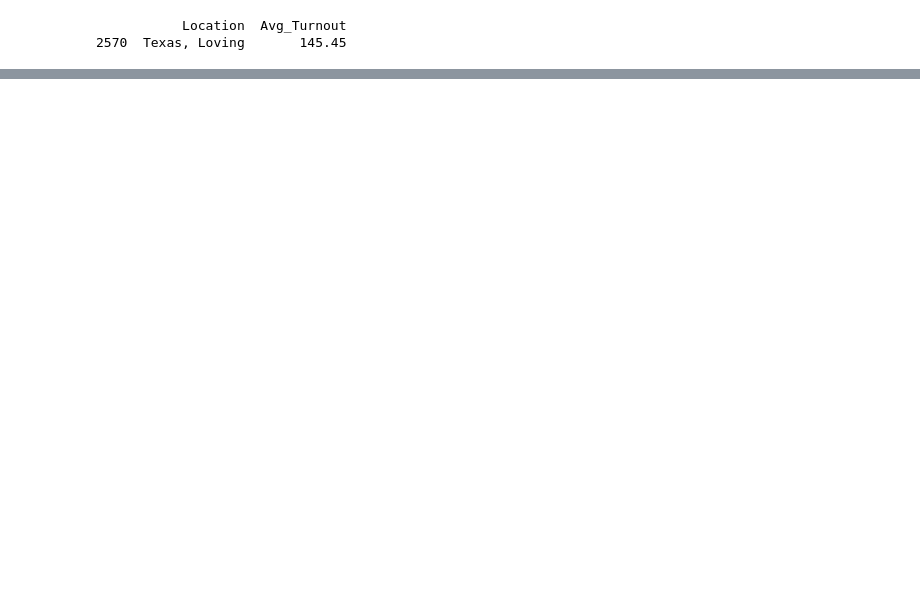
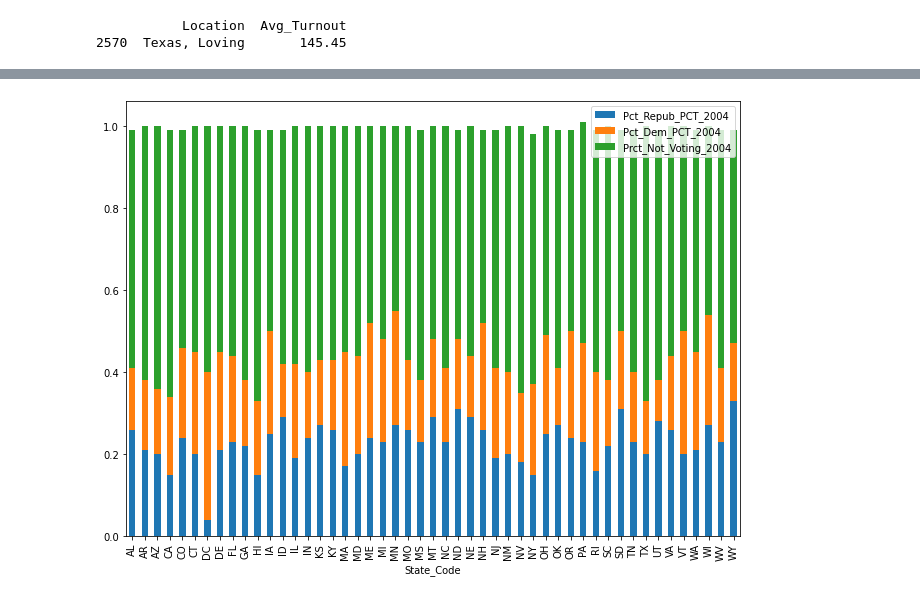
Before and after one commit to jennylynnramz/project1, a Jupyter notebook: Resources/Analysis Files/2004/Analysis_2004.ipynb, the cells around one changed output, grey strips where cells are left out. Drawn from its saved outputs; the diff is of its cells as text; code cells hidden in the pictures; blank space fills up the shorter version.

```diff
--- a/Resources/Analysis Files/2004/Analysis_2004.ipynb
+++ b/Resources/Analysis Files/2004/Analysis_2004.ipynb
@@ -14,6 +14,7 @@ import scipy.stats as stats
 #data file
 csv_file_2004 ="CENSUS_and_POPULATION_FINAL_2004.csv"
 
+csv_file_2004_2 = "../../../Resources/FOR_JINHO_2004.csv"
 ##NOTES###
 #this dataset doesn't include Alaska,all counties were removed bc county names didn't match**
 ##Lousiana, also**
@@ -221,0 +188,24 @@ plt.show()
+# %%
+# 3. voter turnout vs population
+
+
+#drop location column to leave only states
+analysis_data_2004_3 = analysis_data_2004_2.drop(columns=['Location'])
+#groupby state
+analysis_data_2004_4 = analysis_data_2004_3.groupby('State_Code').sum()
+
+analysis_data_2004_4["state_pop"] = (analysis_data_2004.groupby('State_Code')['County_Pop_2004'].sum() / 2)
+
+
+#get percent of repub votes
+analysis_data_2004_4["Pct_Repub_PCT_2004"] = (round(analysis_data_2004_4['2004_republican_votes'] / analysis_data_2004_4["state_pop"], 2))
+#get per cent of dem votes
+analysis_data_2004_4["Pct_Dem_PCT_2004"] = (round(analysis_data_2004_4['2004_democrat_votes'] / analysis_data_2004_4["state_pop"], 2))
+#get total votes percent (1)
+analysis_data_2004_4["Total_Votes_PCT_2004"] = analysis_data_2004_4['Total_Votes_2004'] / analysis_data_2004_4["state_pop"]
+#get total votes percent (1)
+analysis_data_2004_4["Prct_Not_Voting_2004"] = (round(((analysis_data_2004_4["state_pop"] / analysis_data_2004_4["state_pop"]) - analysis_data_2004_4["Total_Votes_PCT_2004"]), 2))
+
+
+analysis_data_2004_5 = analysis_data_2004_4[['Pct_Repub_PCT_2004', 'Pct_Dem_PCT_2004', "Prct_Not_Voting_2004"]]
+analysis_data_2004_5.head()
@@ -221,0 +220,11 @@ plt.show()
+# %%
+# 3. How Many People didn't Vote?
+#Stacked Bar Graph
+
+analysis_data_2004_3
+axis = analysis_data_2004_5[['Pct_Repub_PCT_2004', 'Pct_Dem_PCT_2004', "Prct_Not_Voting_2004"]].plot(kind="bar", stacked=True, figsize=(30, 60))
+fig = axis.get_figure()
+fig.set_size_inches(11,8)
+fig.savefig("voter_turnout_vs_population.png", figsize=(8, 6))
+# %% [output]
+[figure, added]
```
Also changed, not shown: parts of 20 cells of this notebook, 20 other files.
